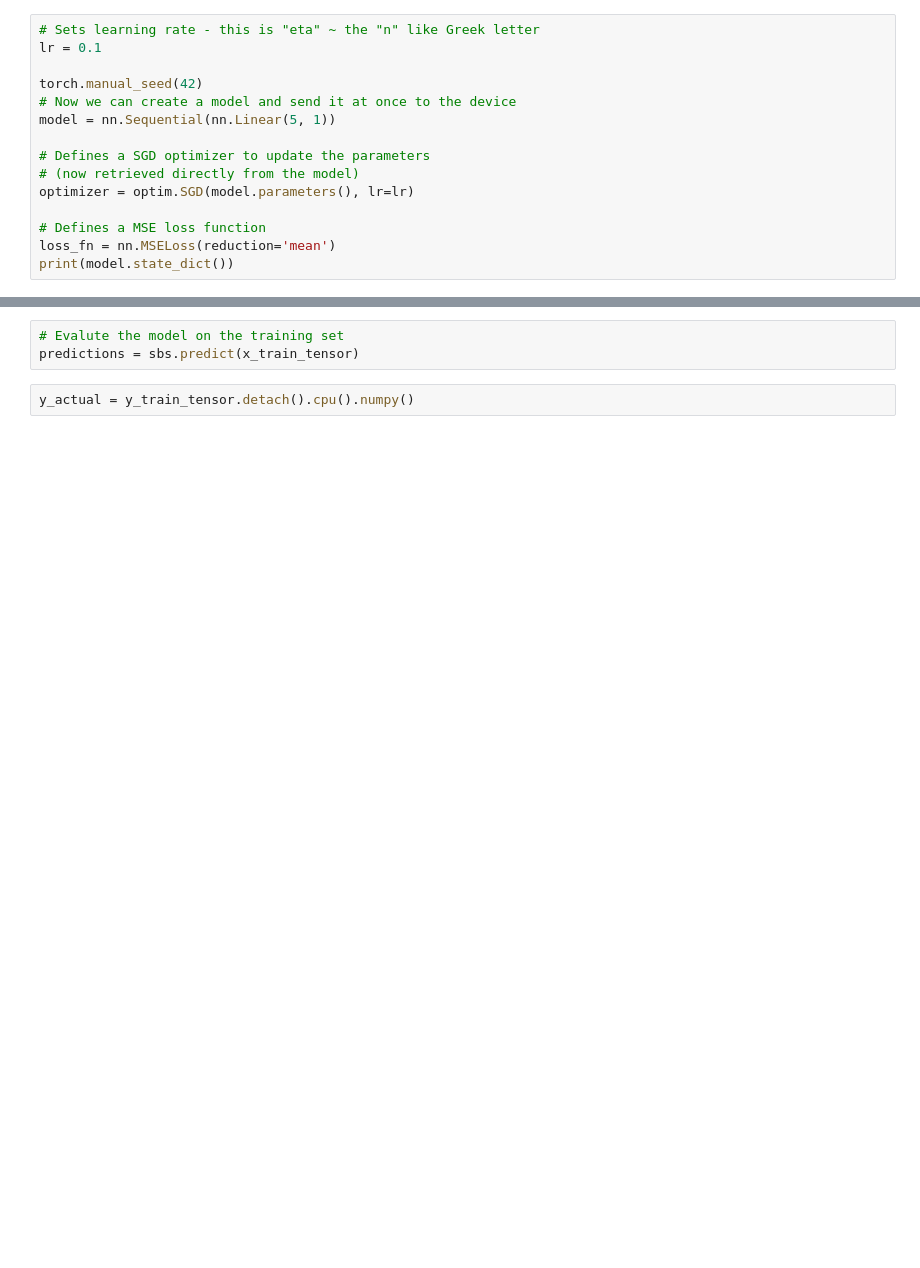
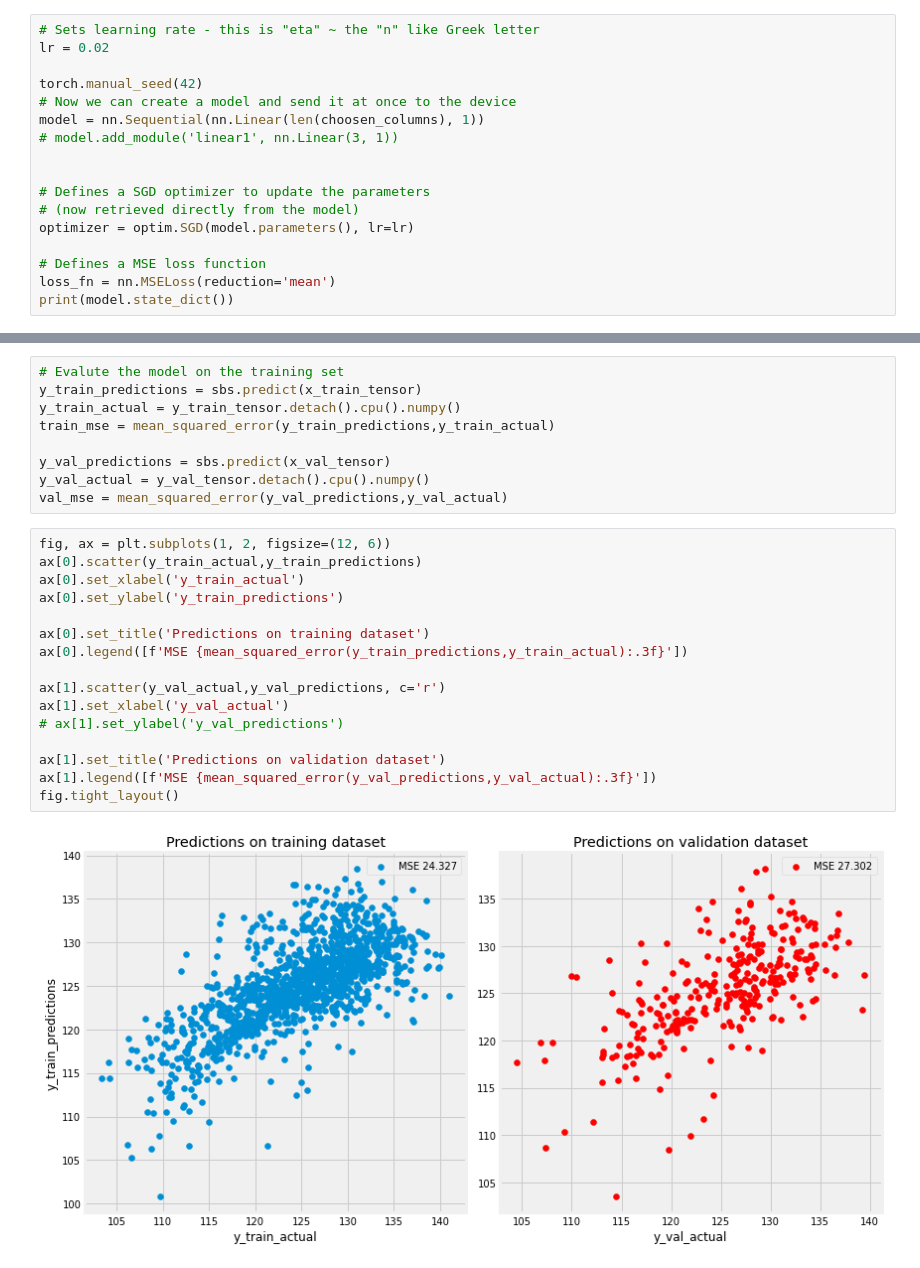
Before and after one commit to manojmanivannan/machine-learning-with-PyTorch, a Jupyter notebook: notebooks/Airfoil_regression.ipynb, the cells around one changed output, grey strips where cells are left out. Drawn from its saved outputs; the diff is of its cells as text; blank space fills up the shorter version.

Commit message:
Improve model accuray mse

```diff
--- a/notebooks/Airfoil_regression.ipynb
+++ b/notebooks/Airfoil_regression.ipynb
@@ -93,10 +150,12 @@ val_loader = DataLoader(dataset=val_dataset, batch_size=16)
 # %%
 # Sets learning rate - this is "eta" ~ the "n" like Greek letter
-lr = 0.1
+lr = 0.02
 
 torch.manual_seed(42)
 # Now we can create a model and send it at once to the device
-model = nn.Sequential(nn.Linear(5, 1))
+model = nn.Sequential(nn.Linear(len(choosen_columns), 1))
+# model.add_module('linear1', nn.Linear(3, 1))
+
 
 # Defines a SGD optimizer to update the parameters
 # (now retrieved directly from the model)
@@ -119,5 +191,27 @@ OrderedDict([('0.weight', tensor([[-0.6873, -0.3765, -0.4490,  0.3357, -0.4310]]
 # %%
 # Evalute the model on the training set
-predictions = sbs.predict(x_train_tensor)
+y_train_predictions = sbs.predict(x_train_tensor)
+y_train_actual = y_train_tensor.detach().cpu().numpy()
+train_mse = mean_squared_error(y_train_predictions,y_train_actual)
+
+y_val_predictions = sbs.predict(x_val_tensor)
+y_val_actual = y_val_tensor.detach().cpu().numpy()
+val_mse = mean_squared_error(y_val_predictions,y_val_actual)
 # %%
-y_actual = y_train_tensor.detach().cpu().numpy()
+fig, ax = plt.subplots(1, 2, figsize=(12, 6))
+ax[0].scatter(y_train_actual,y_train_predictions)
+ax[0].set_xlabel('y_train_actual')
+ax[0].set_ylabel('y_train_predictions')
+
+ax[0].set_title('Predictions on training dataset')
+ax[0].legend([f'MSE {mean_squared_error(y_train_predictions,y_train_actual):.3f}'])
+
+ax[1].scatter(y_val_actual,y_val_predictions, c='r')
+ax[1].set_xlabel('y_val_actual')
+# ax[1].set_ylabel('y_val_predictions')
+
+ax[1].set_title('Predictions on validation dataset')
+ax[1].legend([f'MSE {mean_squared_error(y_val_predictions,y_val_actual):.3f}'])
+fig.tight_layout()
+# %% [output]
+[figure, added]
```
Also changed, not shown: parts of 21 cells of this notebook, 1 other file.
